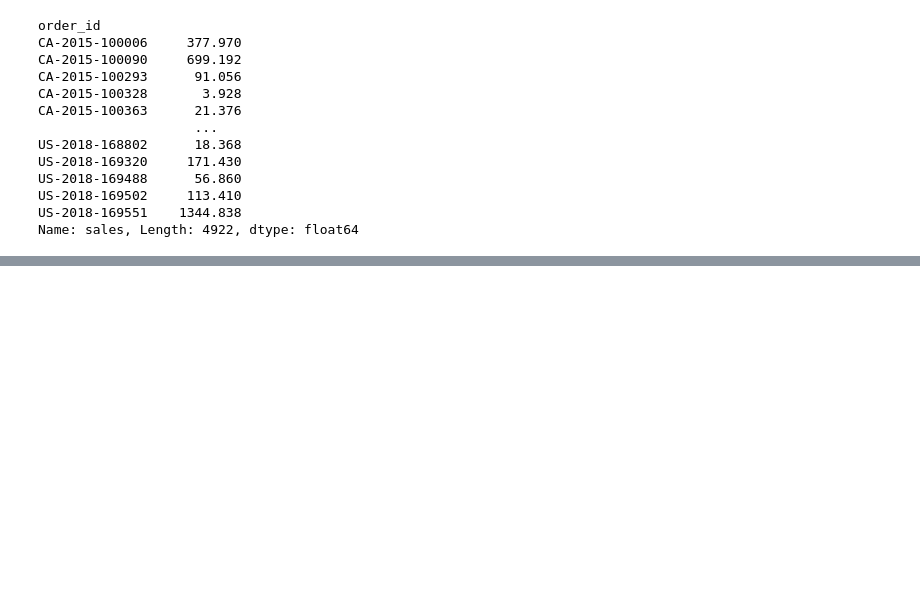
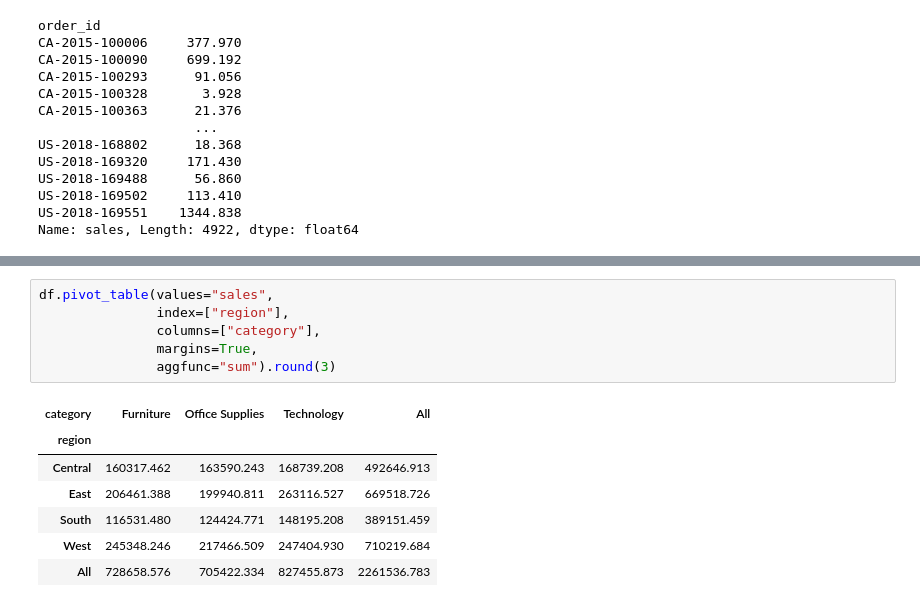
Before and after one commit to Tolash123/Machine_learning_and_Deep_learning, a Jupyter notebook: Module2-python for Data Analysis/4. Pandas_Reporting/pandas.ipynb, the cells around one changed output, grey strips where cells are left out. Drawn from its saved outputs; the diff is of its cells as text; blank space fills up the shorter version.

```diff
--- a/Module2-python for Data Analysis/4. Pandas_Reporting/pandas.ipynb
+++ b/Module2-python for Data Analysis/4. Pandas_Reporting/pandas.ipynb
@@ -874,0 +1143,14 @@ order_df.head()
+# %%
+df.pivot_table(values="sales",
+               index=["region"],
+               columns=["category"],
+               margins=True,
+               aggfunc="sum").round(3)
+# %% [output]
+| category | Furniture | Office Supplies | Technology | All |
+| region |  |  |  |  |
+| Central | 160317.462 | 163590.243 | 168739.208 | 492646.913 |
+| East | 206461.388 | 199940.811 | 263116.527 | 669518.726 |
+| South | 116531.480 | 124424.771 | 148195.208 | 389151.459 |
+| West | 245348.246 | 217466.509 | 247404.930 | 710219.684 |
+| All | 728658.576 | 705422.334 | 827455.873 | 2261536.783 |
```
Also changed, not shown: parts of 38 cells of this notebook.
